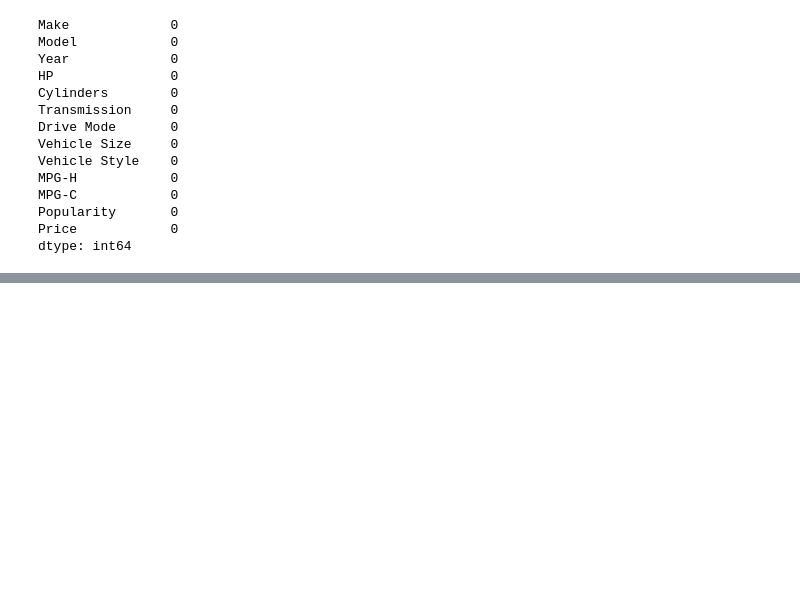
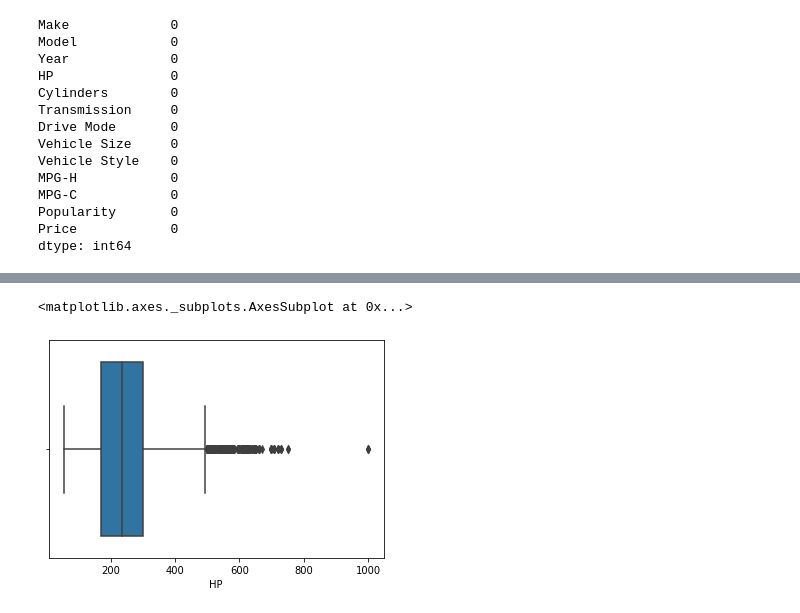
Before and after one commit to malinenimaurya/Data-Science-notebooks, a Jupyter notebook: Exploratory_data_analysis_cars.ipynb, the cells around one changed output, grey strips where cells are left out. Cells and saved outputs as stored; diff of their text form; code cells hidden in the pictures; blank space fills up the shorter version.

```diff
--- a/Exploratory_data_analysis_cars.ipynb
+++ b/Exploratory_data_analysis_cars.ipynb
@@ -210,0 +220,5 @@ dtype: int64
+# %%
+sns.boxplot(x=df['HP'])
+# %% [output]
+<matplotlib.axes._subplots.AxesSubplot at 0x...>
+[figure, added]
```
Also changed, not shown: parts of 10 cells of this notebook.
